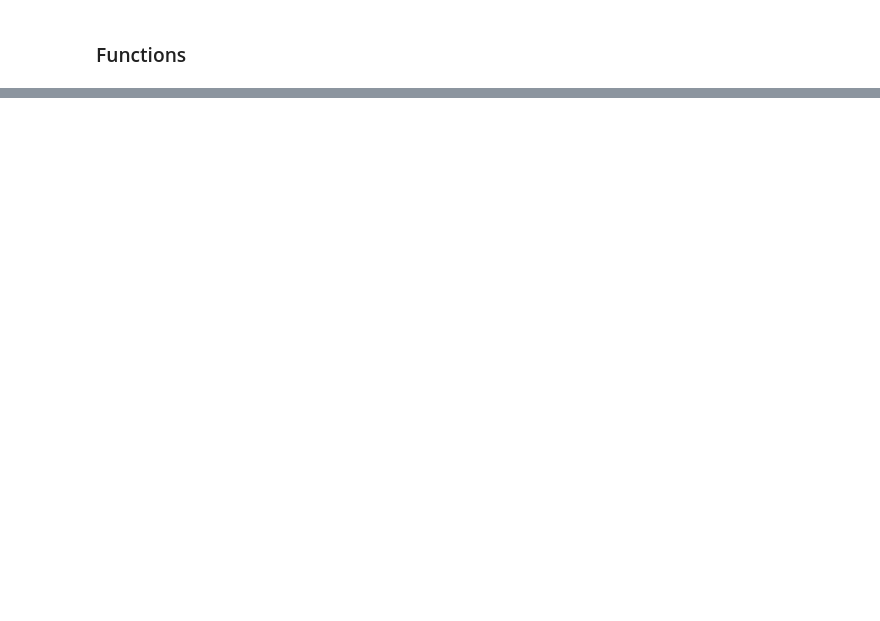
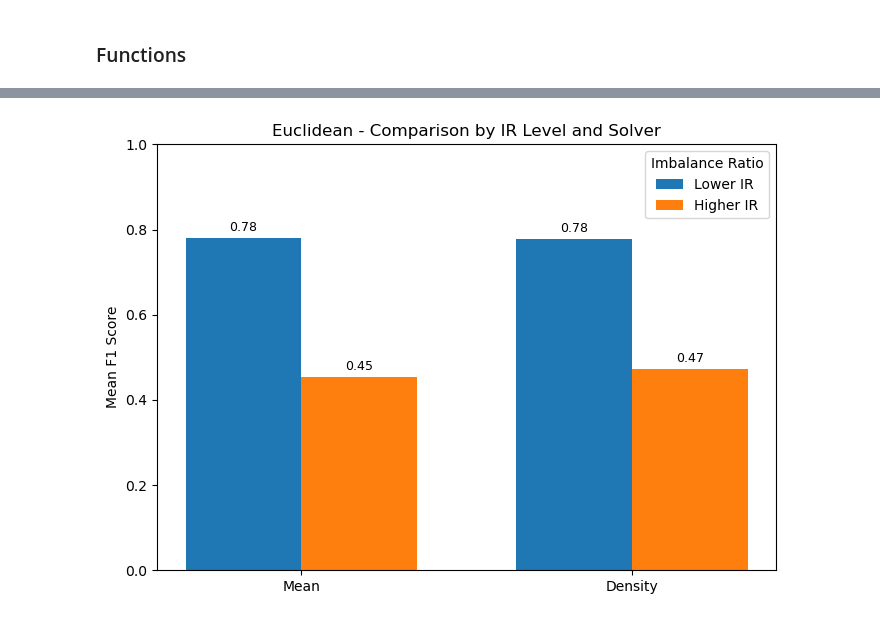
Before and after one commit to UnaiLalana/DAB-SMOTE, a Jupyter notebook: notebooks/benchmarks/InitialBenchmarks.ipynb, the cells around one changed output, grey strips where cells are left out. Cells and saved outputs as stored; diff of their text form; code cells hidden in the pictures; blank space fills up the shorter version.

```diff
--- a/notebooks/benchmarks/InitialBenchmarks.ipynb
+++ b/notebooks/benchmarks/InitialBenchmarks.ipynb
@@ -100,0 +202,29 @@ dbscan_distances_df_color
+# %%
+bar_labels = ['Mean', 'Density']
+lower_means = [euclidean_means[0], euclidean_means[1]]
+higher_means = [euclidean_means[2], euclidean_means[3]]
+
+x = range(len(bar_labels))
+bar_width = 0.35
+
+fig, ax = plt.subplots(figsize=(7,5))
+bars1 = ax.bar([i - bar_width/2 for i in x], lower_means, width=bar_width, label='Lower IR', color='#1f77b4')
+bars2 = ax.bar([i + bar_width/2 for i in x], higher_means, width=bar_width, label='Higher IR', color='#ff7f0e')
+
+ax.set_ylabel('Mean F1 Score')
+ax.set_title('Euclidean - Comparison by IR Level and Solver')
+ax.set_xticks(x)
+ax.set_xticklabels(bar_labels)
+ax.set_ylim(0, 1)
+ax.legend(title='Imbalance Ratio')
+
+for bars in [bars1, bars2]:
+    for bar in bars:
+        height = bar.get_height()
+        ax.annotate(f'{height:.2f}', xy=(bar.get_x() + bar.get_width() / 2, height),
+                    xytext=(0, 3), textcoords="offset points", ha='center', va='bottom', fontsize=9)
+
+plt.tight_layout()
+plt.show()
+# %% [output]
+[figure, added]
```
Also changed, not shown: parts of 12 cells of this notebook.
